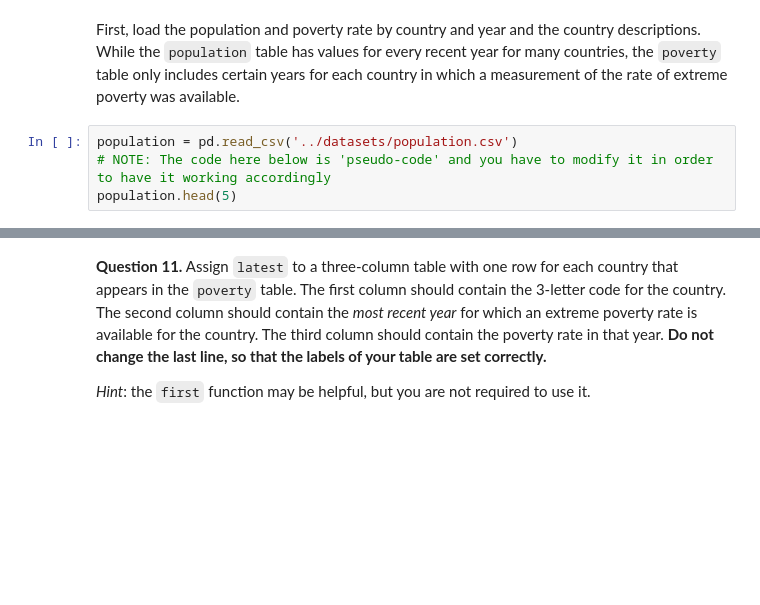
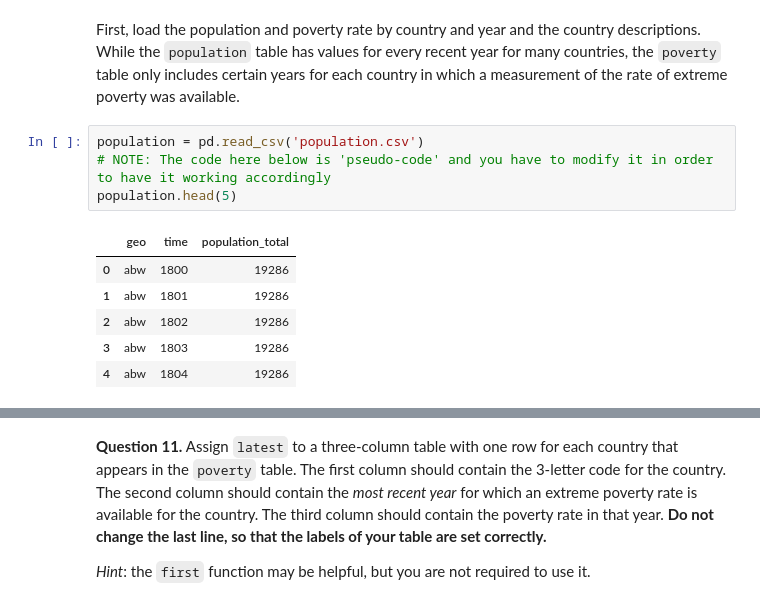
Before and after one commit to JoeFry15/ox-assignment-2, a Jupyter notebook: Second-Assignment.ipynb, the cells around one changed output, grey strips where cells are left out. Drawn from its saved outputs; the diff is of its cells as text; blank space fills up the shorter version.

```diff
--- a/Second-Assignment.ipynb
+++ b/Second-Assignment.ipynb
@@ -282,7 +344,14 @@ In this section, we will examine extreme poverty trends around the world.
 # %% [markdown]
 First, load the population and poverty rate by country and year and the country descriptions. While the `population` table has values for every recent year for many countries, the `poverty` table only includes certain years for each country in which a measurement of the rate of extreme poverty was available.
 # %%
-population = pd.read_csv('../datasets/population.csv')
+population = pd.read_csv('population.csv')
 # NOTE: The code here below is 'pseudo-code' and you have to modify it in order to have it working accordingly
 population.head(5)
+# %% [output]
+|  | geo | time | population_total |
+| 0 | abw | 1800 | 19286 |
+| 1 | abw | 1801 | 19286 |
+| 2 | abw | 1802 | 19286 |
+| 3 | abw | 1803 | 19286 |
+| 4 | abw | 1804 | 19286 |
 # %%
```
Also changed, not shown: parts of 17 cells of this notebook.
